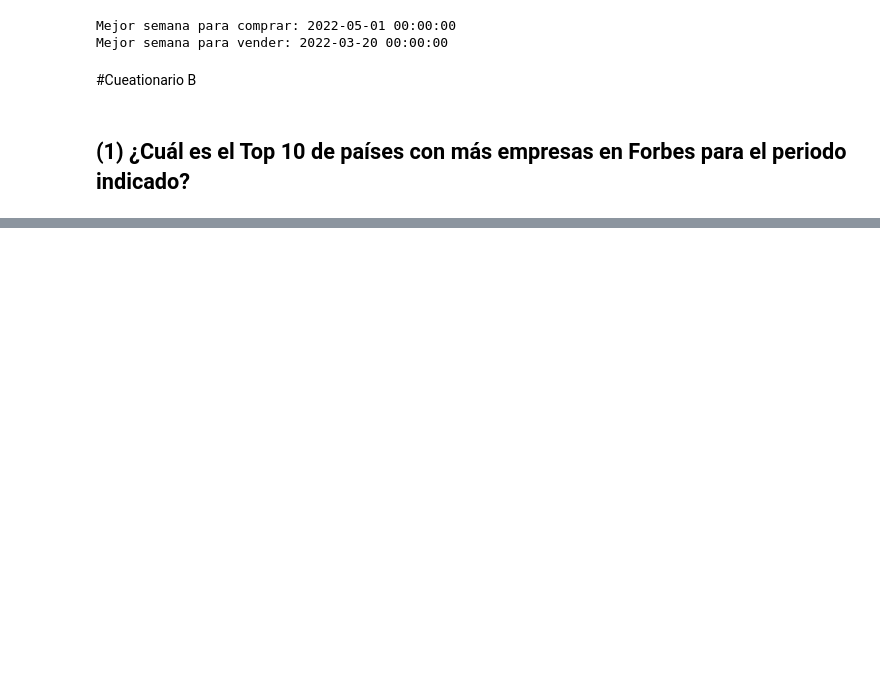
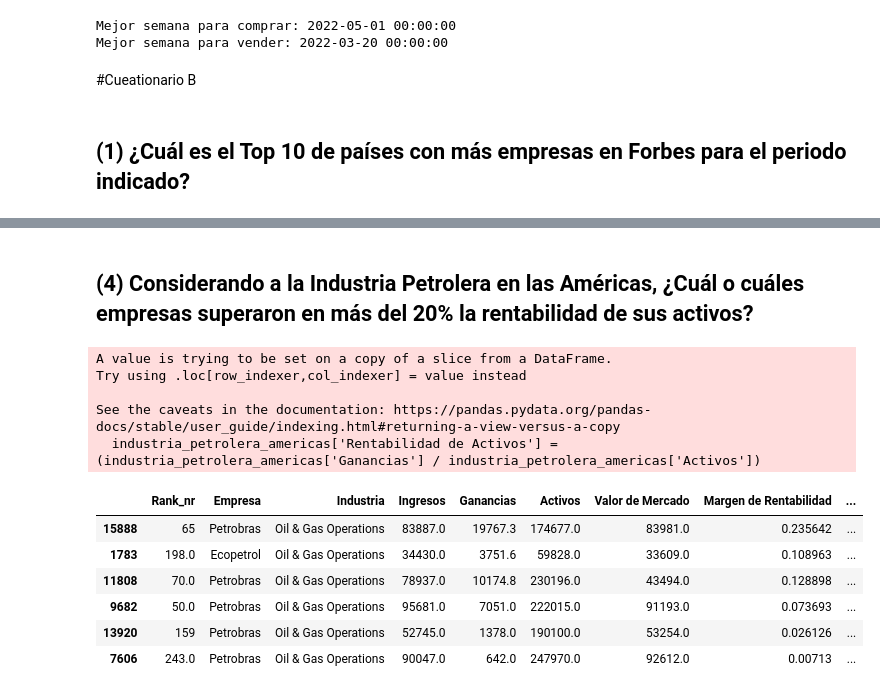
Before and after one commit to Bigote93/DataInsider, a Jupyter notebook: DesafioDataInsider_Nalli.ipynb, the cells around one changed output, grey strips where cells are left out. Cells and saved outputs as stored; diff of their text form; code cells hidden in the pictures; blank space fills up the shorter version.

```diff
--- a/DesafioDataInsider_Nalli.ipynb
+++ b/DesafioDataInsider_Nalli.ipynb
@@ -1544,0 +1623,28 @@ Mejor semana para vender: 2022-03-20 00:00:00
+# %% [markdown]
+## (4)  Considerando a la Industria Petrolera en las Américas, ¿Cuál o cuáles empresas superaron en más del 20% la rentabilidad de sus activos?
+# %%
+#Filtro el DataFrame para incluir solo las empresas en la industria petrolera y en la región de las Américas.
+
+industria_petrolera_americas = forbes_fortune[(forbes_fortune['Industria'] == 'Oil & Gas Operations') & ((forbes_fortune['Nombre Continente'] in [] ) | (forbes_fortune['Nombre Continente'] == 'South America') )]
+
+#Calculo la rentabilidad de los activos dividiendo las ganancias entre los activos.
+industria_petrolera_americas['Rentabilidad de Activos'] = (industria_petrolera_americas['Ganancias'] / industria_petrolera_americas['Activos'])
+
+#Filtro el DataFrame para incluir solo las empresas con una rentabilidad de activos superior al 20%.
+empresas_superiores_20 = industria_petrolera_americas[industria_petrolera_americas['Rentabilidad de Activos'] > 0]
+
+
+empresas_superiores_20.sort_values('Rentabilidad de Activos', ascending = False)
+# %% [output]
+A value is trying to be set on a copy of a slice from a DataFrame.
+Try using .loc[row_indexer,col_indexer] = value instead
+
+See the caveats in the documentation: https://pandas.pydata.org/pandas-docs/stable/user_guide/indexing.html#returning-a-view-versus-a-copy
+  industria_petrolera_americas['Rentabilidad de Activos'] = (industria_petrolera_americas['Ganancias'] / industria_petrolera_americas['Activos'])
+|  | Rank_nr | Empresa | Industria | Ingresos | Ganancias | Activos | Valor de Mercado | Margen de Rentabilidad | ... |
+| 15888 | 65 | Petrobras | Oil & Gas Operations | 83887.0 | 19767.3 | 174677.0 | 83981.0 | 0.235642 | ... |
+| 1783 | 198.0 | Ecopetrol | Oil & Gas Operations | 34430.0 | 3751.6 | 59828.0 | 33609.0 | 0.108963 | ... |
+| 11808 | 70.0 | Petrobras | Oil & Gas Operations | 78937.0 | 10174.8 | 230196.0 | 43494.0 | 0.128898 | ... |
+| 9682 | 50.0 | Petrobras | Oil & Gas Operations | 95681.0 | 7051.0 | 222015.0 | 91193.0 | 0.073693 | ... |
+| 13920 | 159 | Petrobras | Oil & Gas Operations | 52745.0 | 1378.0 | 190100.0 | 53254.0 | 0.026126 | ... |
+| 7606 | 243.0 | Petrobras | Oil & Gas Operations | 90047.0 | 642.0 | 247970.0 | 92612.0 | 0.00713 | ... |
```
Also changed, not shown: parts of 17 cells of this notebook.
